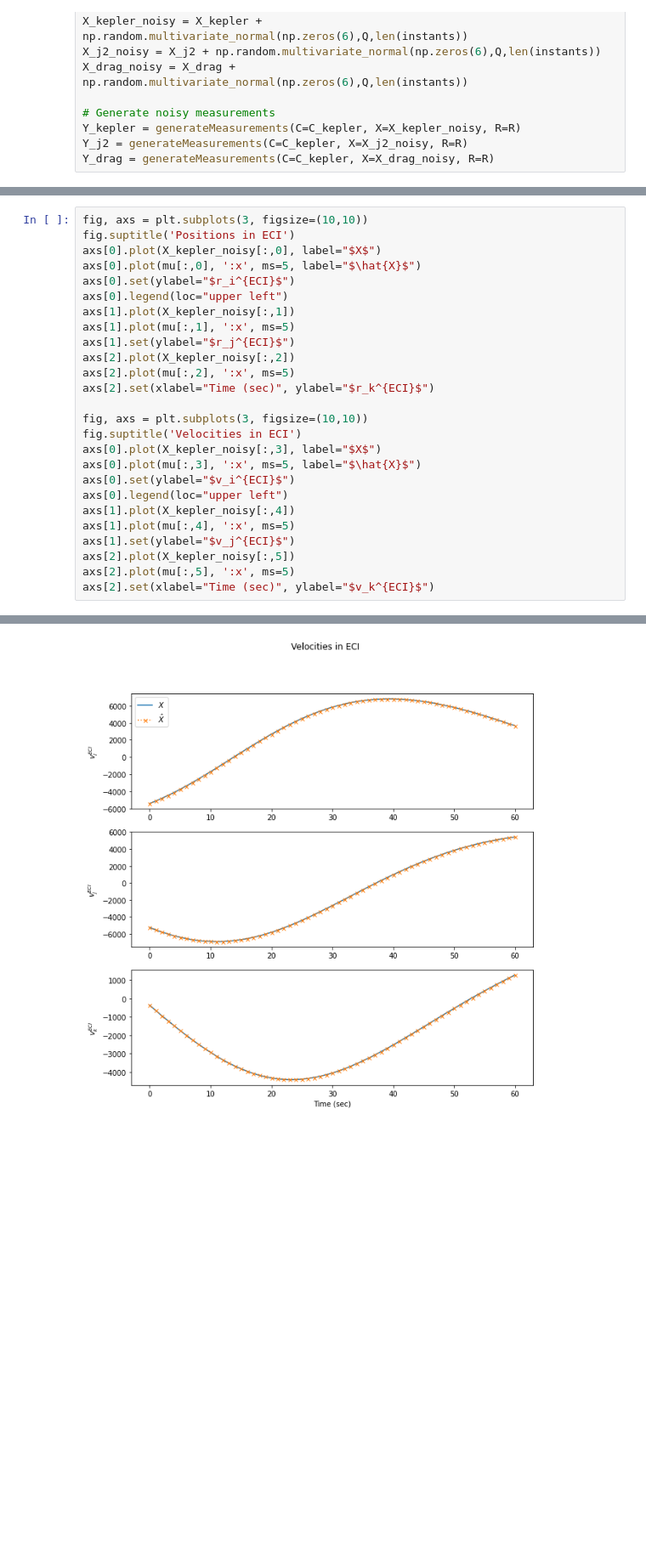
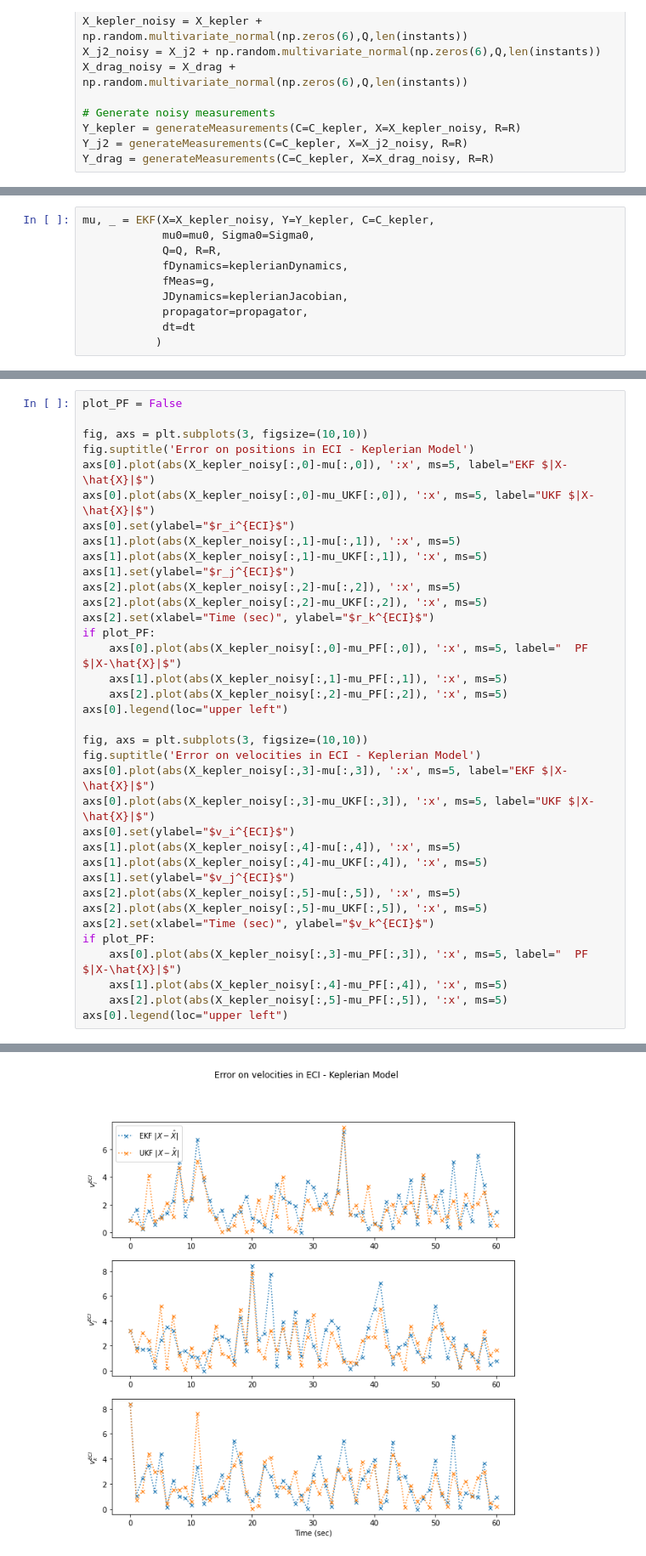
Before and after one commit to EleonoreJ/Kalman-Filtering-Orbit-Determination, a Jupyter notebook: Test Filters.ipynb, the cells around one changed output, grey strips where cells are left out. Shown at 85% size. Saved outputs shown, nothing was run; the diff lists cells and outputs as text; blank space fills up the shorter version.

```diff
--- a/Test Filters.ipynb
+++ b/Test Filters.ipynb
@@ -155,0 +115,10 @@ def EKF(X, Y, C, mu0, Sigma0, Q, R, fDynamics, fMeas, JDynamics, propagator=prop
+# %%
+mu, _ = EKF(X=X_kepler_noisy, Y=Y_kepler, C=C_kepler,
+            mu0=mu0, Sigma0=Sigma0,
+            Q=Q, R=R,
+            fDynamics=keplerianDynamics,
+            fMeas=g,
+            JDynamics=keplerianJacobian,
+            propagator=propagator,
+            dt=dt
+           )
@@ -187,27 +267,37 @@ mu_drag, _ = EKF(X_drag_noisy, Y_drag, C_kepler,
 # %%
-fig, axs = plt.subplots(3, figsize=(10,10))
-fig.suptitle('Positions in ECI')
-axs[0].plot(X_kepler_noisy[:,0], label="$X$")
-axs[0].plot(mu[:,0], ':x', ms=5, label="$\hat{X}$")
-axs[0].set(ylabel="$r_i^{ECI}$")
-axs[0].legend(loc="upper left")
-axs[1].plot(X_kepler_noisy[:,1])
-axs[1].plot(mu[:,1], ':x', ms=5)
-axs[1].set(ylabel="$r_j^{ECI}$")
-axs[2].plot(X_kepler_noisy[:,2])
-axs[2].plot(mu[:,2], ':x', ms=5)
-axs[2].set(xlabel="Time (sec)", ylabel="$r_k^{ECI}$")
+plot_PF = False
 
 fig, axs = plt.subplots(3, figsize=(10,10))
-fig.suptitle('Velocities in ECI')
-axs[0].plot(X_kepler_noisy[:,3], label="$X$")
-axs[0].plot(mu[:,3], ':x', ms=5, label="$\hat{X}$")
+fig.suptitle('Error on positions in ECI - Keplerian Model')
+axs[0].plot(abs(X_kepler_noisy[:,0]-mu[:,0]), ':x', ms=5, label="EKF $|X-\hat{X}|$")
+axs[0].plot(abs(X_kepler_noisy[:,0]-mu_UKF[:,0]), ':x', ms=5, label="UKF $|X-\hat{X}|$")
+axs[0].set(ylabel="$r_i^{ECI}$")
+axs[1].plot(abs(X_kepler_noisy[:,1]-mu[:,1]), ':x', ms=5)
+axs[1].plot(abs(X_kepler_noisy[:,1]-mu_UKF[:,1]), ':x', ms=5)
+axs[1].set(ylabel="$r_j^{ECI}$")
+axs[2].plot(abs(X_kepler_noisy[:,2]-mu[:,2]), ':x', ms=5)
+axs[2].plot(abs(X_kepler_noisy[:,2]-mu_UKF[:,2]), ':x', ms=5)
+axs[2].set(xlabel="Time (sec)", ylabel="$r_k^{ECI}$")
+if plot_PF:
+    axs[0].plot(abs(X_kepler_noisy[:,0]-mu_PF[:,0]), ':x', ms=5, label="  PF $|X-\hat{X}|$")
+    axs[1].plot(abs(X_kepler_noisy[:,1]-mu_PF[:,1]), ':x', ms=5)
+    axs[2].plot(abs(X_kepler_noisy[:,2]-mu_PF[:,2]), ':x', ms=5)
+axs[0].legend(loc="upper left")
+
+fig, axs = plt.subplots(3, figsize=(10,10))
+fig.suptitle('Error on velocities in ECI - Keplerian Model')
+axs[0].plot(abs(X_kepler_noisy[:,3]-mu[:,3]), ':x', ms=5, label="EKF $|X-\hat{X}|$")
+axs[0].plot(abs(X_kepler_noisy[:,3]-mu_UKF[:,3]), ':x', ms=5, label="UKF $|X-\hat{X}|$")
 axs[0].set(ylabel="$v_i^{ECI}$")
+axs[1].plot(abs(X_kepler_noisy[:,4]-mu[:,4]), ':x', ms=5)
+axs[1].plot(abs(X_kepler_noisy[:,4]-mu_UKF[:,4]), ':x', ms=5)
+axs[1].set(ylabel="$v_j^{ECI}$")
+axs[2].plot(abs(X_kepler_noisy[:,5]-mu[:,5]), ':x', ms=5)
+axs[2].plot(abs(X_kepler_noisy[:,5]-mu_UKF[:,5]), ':x', ms=5)
+axs[2].set(xlabel="Time (sec)", ylabel="$v_k^{ECI}$")
+if plot_PF:
+    axs[0].plot(abs(X_kepler_noisy[:,3]-mu_PF[:,3]), ':x', ms=5, label="  PF $|X-\hat{X}|$")
+    axs[1].plot(abs(X_kepler_noisy[:,4]-mu_PF[:,4]), ':x', ms=5)
+    axs[2].plot(abs(X_kepler_noisy[:,5]-mu_PF[:,5]), ':x', ms=5)
 axs[0].legend(loc="upper left")
-axs[1].plot(X_kepler_noisy[:,4])
-axs[1].plot(mu[:,4], ':x', ms=5)
-axs[1].set(ylabel="$v_j^{ECI}$")
-axs[2].plot(X_kepler_noisy[:,5])
-axs[2].plot(mu[:,5], ':x', ms=5)
-axs[2].set(xlabel="Time (sec)", ylabel="$v_k^{ECI}$")
 # %% [output]
@@ -216 +306 @@ axs[2].set(xlabel="Time (sec)", ylabel="$v_k^{ECI}$")
-[figure, old version]
+[figure, new version]
```
Also changed, not shown: parts of 33 cells of this notebook, 1 other file.
